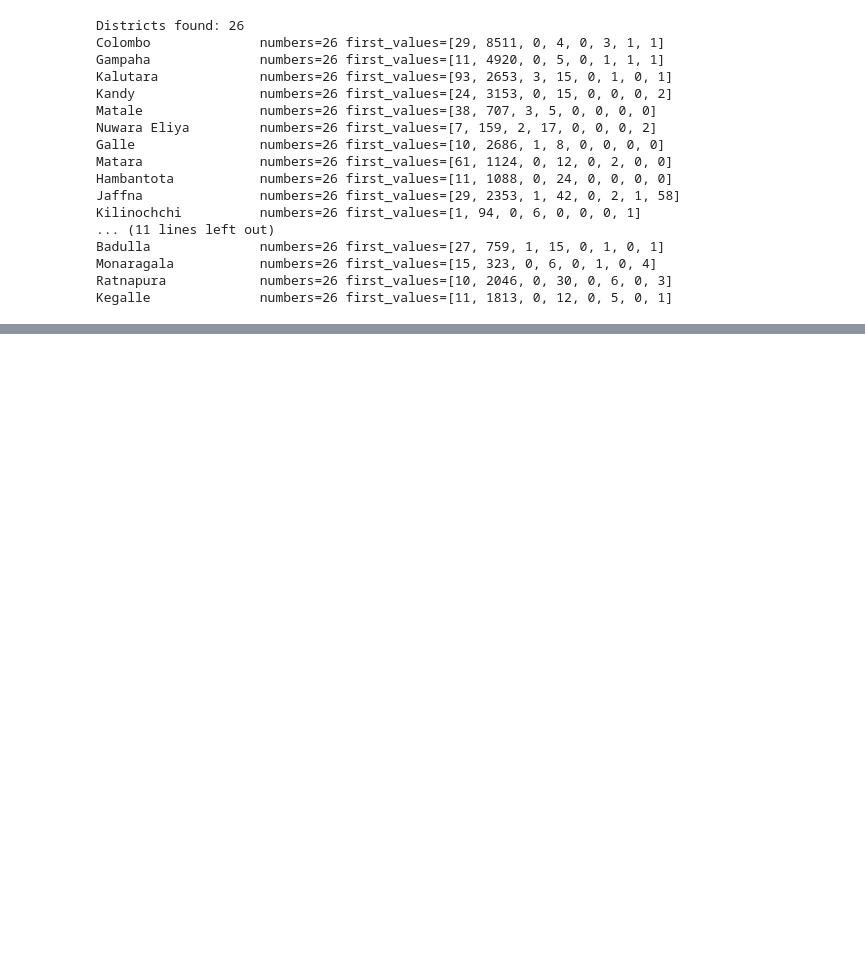
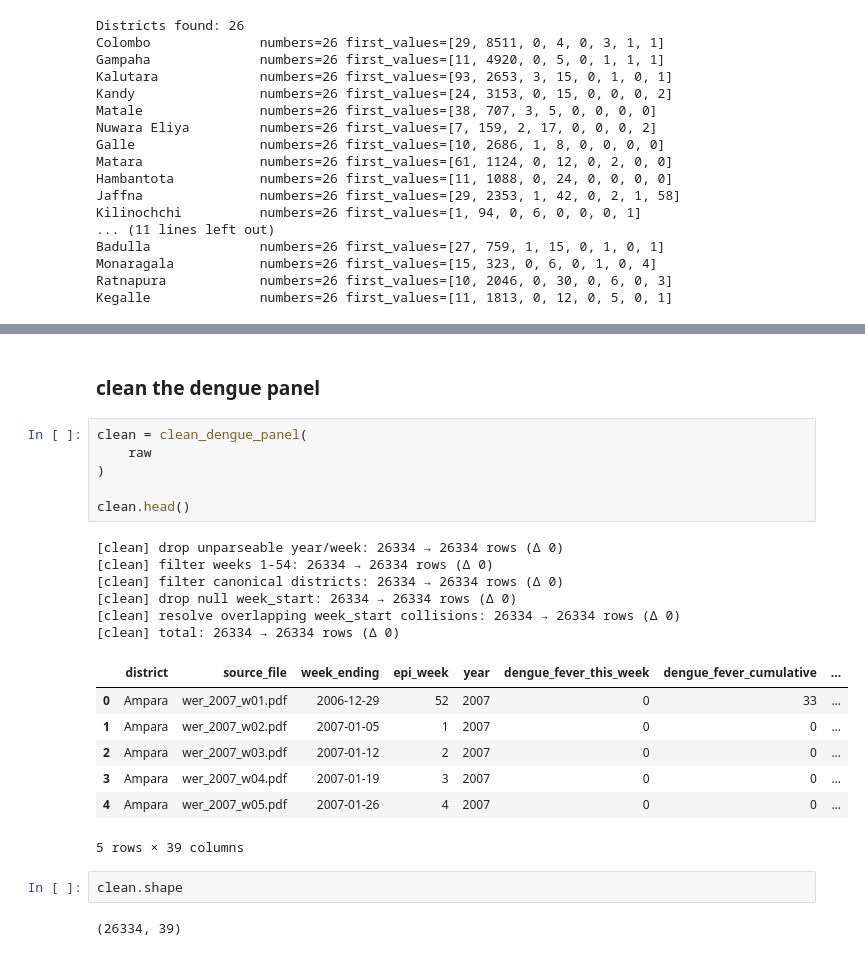
Before and after one commit to atheeq01/dengue-forecast, a Jupyter notebook: notebooks/01_wer_pdf_exploration.ipynb, the cells around one changed output, grey strips where cells are left out. Saved outputs shown, nothing was run; the diff lists cells and outputs as text; blank space fills up the shorter version.

```diff
--- a/notebooks/01_wer_pdf_exploration.ipynb
+++ b/notebooks/01_wer_pdf_exploration.ipynb
@@ -112,0 +161,26 @@ Kegalle              numbers=26 first_values=[11, 1813, 0, 12, 0, 5, 0, 1]
+# %% [markdown]
+### clean the dengue panel
+# %%
+clean = clean_dengue_panel(
+    raw
+)
+
+clean.head()
+# %% [output]
+[clean] drop unparseable year/week: 26334 → 26334 rows (Δ 0)
+[clean] filter weeks 1-54: 26334 → 26334 rows (Δ 0)
+[clean] filter canonical districts: 26334 → 26334 rows (Δ 0)
+[clean] drop null week_start: 26334 → 26334 rows (Δ 0)
+[clean] resolve overlapping week_start collisions: 26334 → 26334 rows (Δ 0)
+[clean] total: 26334 → 26334 rows (Δ 0)
+|  | district | source_file | week_ending | epi_week | year | dengue_fever_this_week | dengue_fever_cumulative | ... |
+| 0 | Ampara | wer_2007_w01.pdf | 2006-12-29 | 52 | 2007 | 0 | 33 | ... |
+| 1 | Ampara | wer_2007_w02.pdf | 2007-01-05 | 1 | 2007 | 0 | 0 | ... |
+| 2 | Ampara | wer_2007_w03.pdf | 2007-01-12 | 2 | 2007 | 0 | 0 | ... |
+| 3 | Ampara | wer_2007_w04.pdf | 2007-01-19 | 3 | 2007 | 0 | 0 | ... |
+| 4 | Ampara | wer_2007_w05.pdf | 2007-01-26 | 4 | 2007 | 0 | 0 | ... |
+5 rows × 39 columns
+# %%
+clean.shape
+# %% [output]
+(26334, 39)
```
Also changed, not shown: parts of 5 cells of this notebook, 8 other files.
